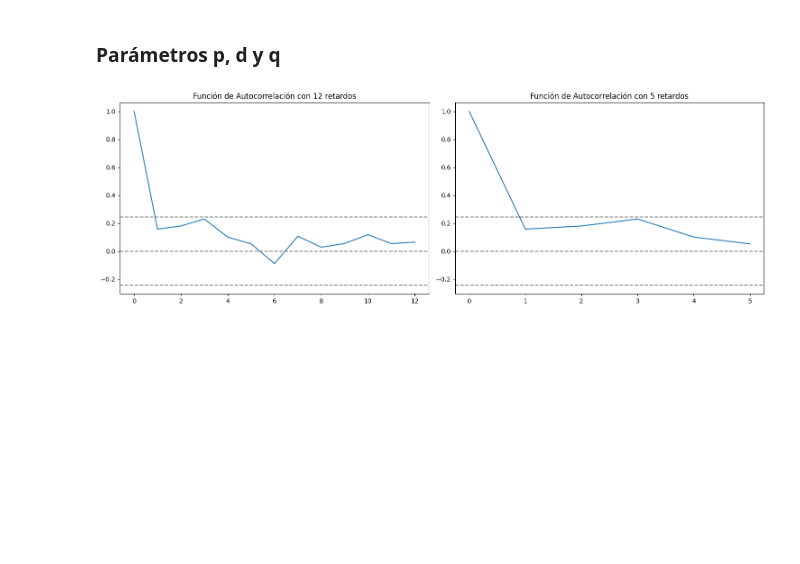
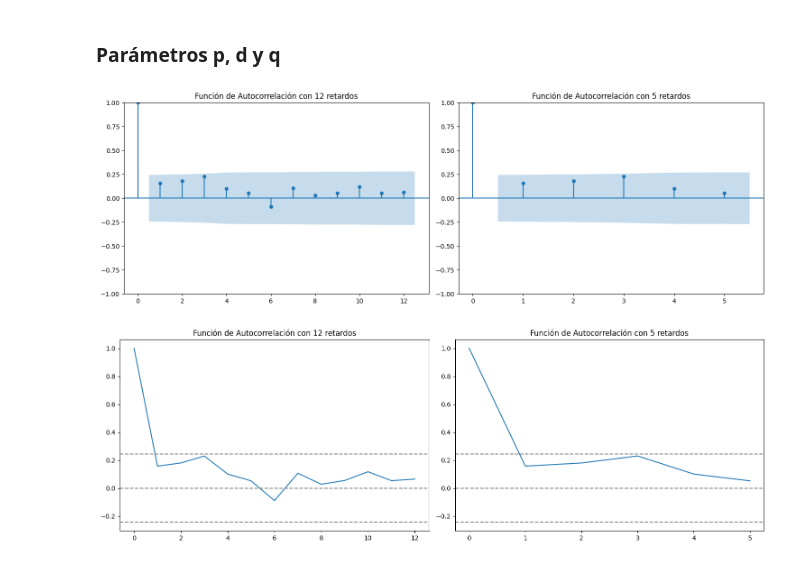
Before and after one commit to MGonza20/Lab2_DataScience, a Jupyter notebook: importaciones.ipynb, the cells around one changed output. Saved outputs shown, nothing was run; the diff lists cells and outputs as text; code cells hidden in the pictures; blank space fills up the shorter version.

```diff
--- a/importaciones.ipynb
+++ b/importaciones.ipynb
@@ -201,6 +201,22 @@ dtype: float64
 En base al gráfico de autocorrelación y el test de Dickey Fuller se confirma que la serie es estacionaria en media. Porque no se ve que algunos de los puntos salgan del área sombreada y se puede rechazar la hipótesis nula del test de Dickey Fuller ya que xel valor de p es menor a 0.05, lo cual también indica que no hay niguna raíz unitaria, por tanto, si es estacionaria en media.
 # %% [markdown]
 ### Parámetros p, d y q
+# %%
+plt.rcParams['figure.figsize'] = [15, 5]
+plt.rcParams['figure.dpi'] = 100
+
+# Plot ACF con 12 retardos
+plt.subplot(121)
+plot_acf(data_dba['diesel_bajo_azufre'].dropna(), lags=12, ax=plt.gca(), title='Función de Autocorrelación con 12 retardos')
+
+# Plot ACF con 5 retardos
+plt.subplot(122)
+plot_acf(data_dba['diesel_bajo_azufre'].dropna(), lags=5, ax=plt.gca(), title='Función de Autocorrelación con 5 retardos')
+
+plt.tight_layout()
+plt.show()
+# %% [output]
+[figure, added]
 # %%
 plt.rcParams['figure.figsize'] = [15, 5]
 plt.rcParams['figure.dpi'] = 100
```
